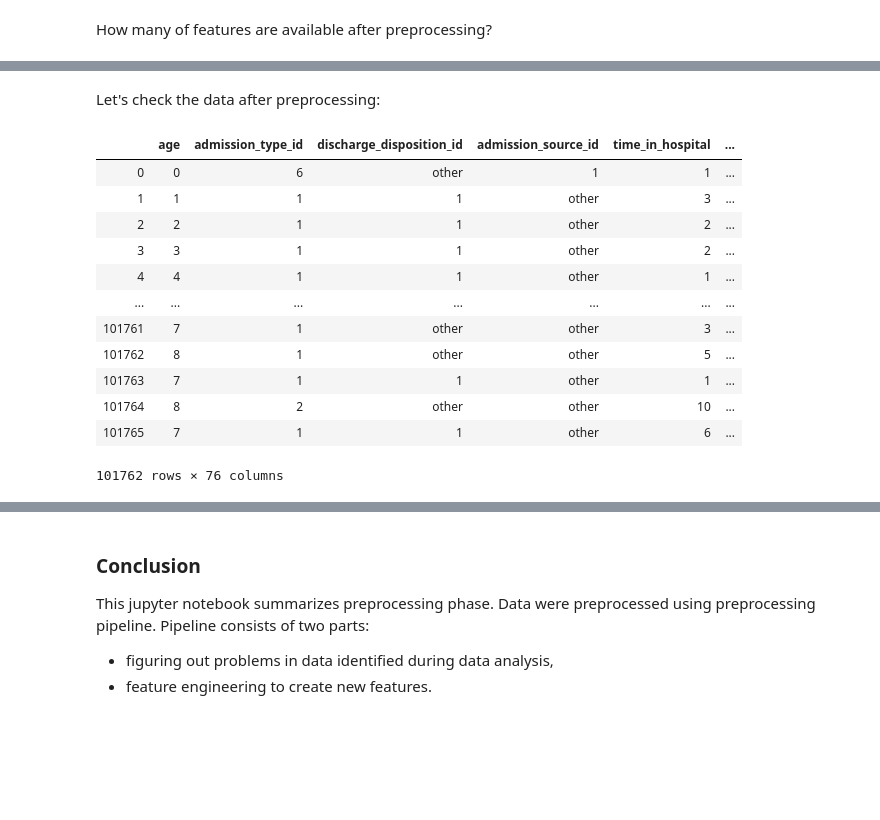
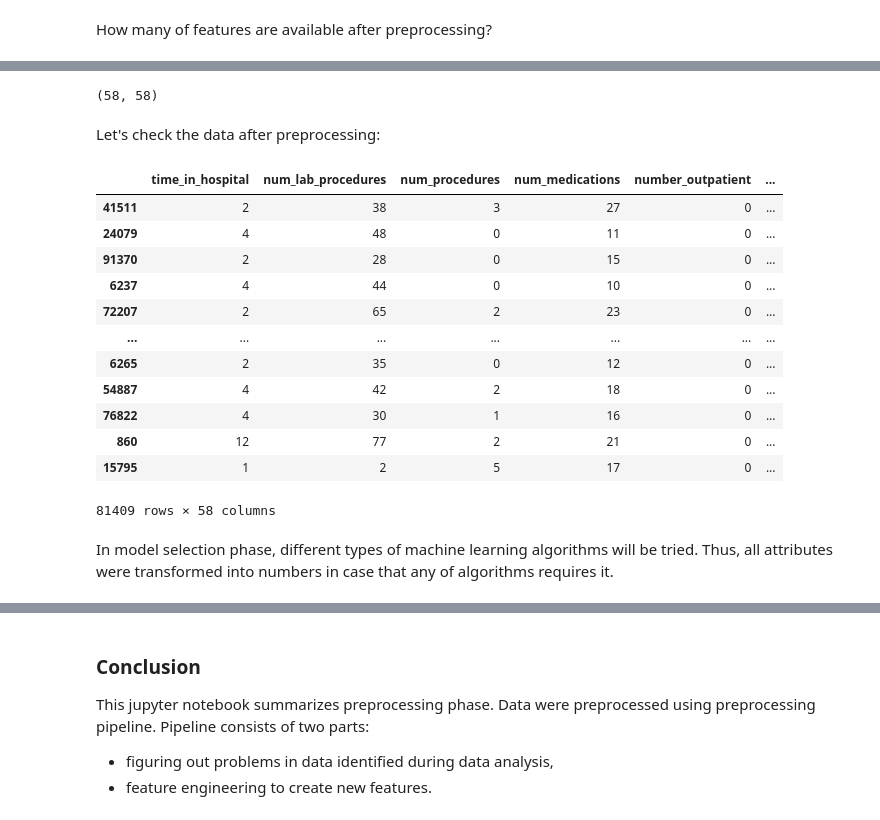
Before and after one commit to pmacinec/diabetes-patients-readmissions-prediction, a Jupyter notebook: notebooks/1_preprocessing.ipynb, the cells around one changed output, grey strips where cells are left out. Cells and saved outputs as stored; diff of their text form; code cells hidden in the pictures; blank space fills up the shorter version.

Commit message:
ADD: preprocessing refactoring to reach generality

```diff
--- a/notebooks/1_preprocessing.ipynb
+++ b/notebooks/1_preprocessing.ipynb
@@ -119,7 +157,7 @@ Ordinal attributes will be mapped using `ValueMapper`. Order of attribute values
 * `[10-20)` -> `1`
 * ...
 # %%
-age_mapping =  {
+ordinal_mappings =  {
     'age': {
         '[0-10)': 0, '[10-20)': 1, '[20-30)': 2, '[30-40)': 3, '[40-50)': 4,
         '[50-60)': 5, '[60-70)': 6, '[70-80)': 7, '[80-90)': 8, '[90-100)': 9
@@ -163,3 +207,4 @@ TODO - filling numerical?
 # %%
-categoric_features = df_transactions.select_dtypes(include=np.object).columns.to_list()
-numeric_features = df_transactions.select_dtypes(exclude=np.object).columns.to_list()
+categorical_features = X_train.select_dtypes(include=np.object).columns.to_list()
+numerical_features = X_train.select_dtypes(exclude=np.object).columns.to_list()
+except_medicaments_cols = list(set(X_train.columns) - set(medicaments_cols))
@@ -201,0 +211,30 @@ OneHotEncoder transformation ended, took 0.57 seconds.
+# %%
+preprocessing_pipeline = make_pipeline(
+    ColumnsFilter(columns_to_drop),
+    ColumnsNanFilter(),
+    PandasFeatureUnion([
+        ('numerical_features', make_pipeline(
+            ColumnsFilter(categorical_features),
+            MissingValuesImputer(strategy='median'),
+            NumberVisitsCreator(visits_cols),
+        )),
+        ('categorical_features', make_pipeline(
+            ColumnsFilter(numerical_features),
+            DiagnosesCodesMapper(diagnoses_cols),
+            MissingValuesImputer(strategy='most_frequent'),
+            SmallCategoriesReducer(),
+            ColumnsValuesDiversityFilter(0.9),
+            ValueMapper(ordinal_mappings),
+            OneHotEncoder()
+        )),
+        ('medicaments_features', make_pipeline(
+            ColumnsFilter(except_medicaments_cols),
+            NumberMedicamentsChangesCreator(medicaments_cols),
+            NumberMedicamentsCreator(medicaments_cols),
+            ColumnsFilter(medicaments_cols)
+        ))
+    ])
+)
+# %%
+X_train_prep = preprocessing_pipeline.fit_transform(X_train)
+X_test_prep = preprocessing_pipeline.transform(X_test)
@@ -224,19 +261,25 @@ Index(['age', 'admission_type_id', 'discharge_disposition_id',
+# %%
+X_train_prep.shape[1], X_test_prep.shape[1]
+# %% [output]
+(58, 58)
 # %% [markdown]
 Let's check the data after preprocessing:
-# %%
-df_preprocessed
-# %% [output]
-|  | age | admission_type_id | discharge_disposition_id | admission_source_id | time_in_hospital | ... |
-| 0 | 0 | 6 | other | 1 | 1 | ... |
-| 1 | 1 | 1 | 1 | other | 3 | ... |
-| 2 | 2 | 1 | 1 | other | 2 | ... |
-| 3 | 3 | 1 | 1 | other | 2 | ... |
-| 4 | 4 | 1 | 1 | other | 1 | ... |
-| ... | ... | ... | ... | ... | ... | ... |
-| 101761 | 7 | 1 | other | other | 3 | ... |
-| 101762 | 8 | 1 | other | other | 5 | ... |
-| 101763 | 7 | 1 | 1 | other | 1 | ... |
-| 101764 | 8 | 2 | other | other | 10 | ... |
-| 101765 | 7 | 1 | 1 | other | 6 | ... |
-101762 rows × 76 columns
+# %%
+X_train_prep
+# %% [output]
+|  | time_in_hospital | num_lab_procedures | num_procedures | num_medications | number_outpatient | ... |
+| 41511 | 2 | 38 | 3 | 27 | 0 | ... |
+| 24079 | 4 | 48 | 0 | 11 | 0 | ... |
+| 91370 | 2 | 28 | 0 | 15 | 0 | ... |
+| 6237 | 4 | 44 | 0 | 10 | 0 | ... |
+| 72207 | 2 | 65 | 2 | 23 | 0 | ... |
+| ... | ... | ... | ... | ... | ... | ... |
+| 6265 | 2 | 35 | 0 | 12 | 0 | ... |
+| 54887 | 4 | 42 | 2 | 18 | 0 | ... |
+| 76822 | 4 | 30 | 1 | 16 | 0 | ... |
+| 860 | 12 | 77 | 2 | 21 | 0 | ... |
+| 15795 | 1 | 2 | 5 | 17 | 0 | ... |
+81409 rows × 58 columns
+# %% [markdown]
+In model selection phase, different types of machine learning algorithms will be tried. Thus, all attributes were transformed into numbers in case that any of algorithms requires it.
 # %%
```
Also changed, not shown: parts of 33 cells of this notebook.
